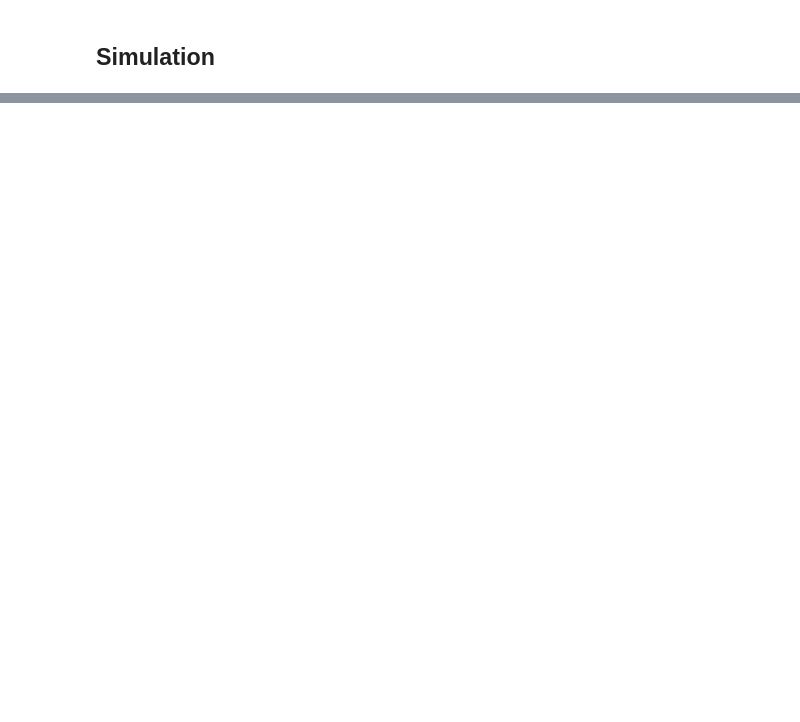
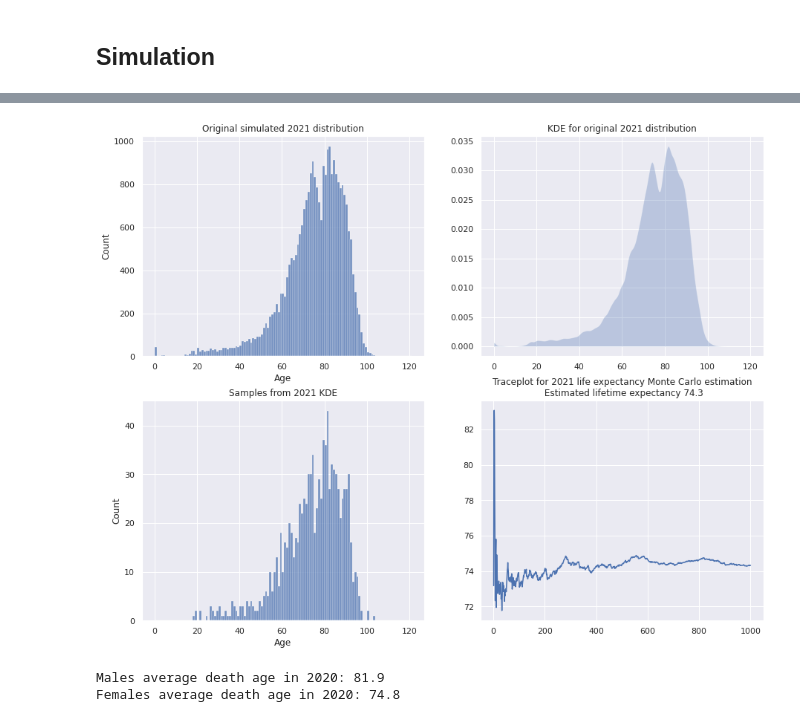
Before and after one commit to skupsala/population-simulation, a Jupyter notebook: notebooks/simulation.ipynb, the cells around one changed output, grey strips where cells are left out. Drawn from its saved outputs; the diff is of its cells as text; code cells hidden in the pictures; blank space fills up the shorter version.

```diff
--- a/notebooks/simulation.ipynb
+++ b/notebooks/simulation.ipynb
@@ -487,0 +578,19 @@ animate_gif([f'age_by_sex_distribution_{year}.png' for year in range(Cfg.INITIAL
+# %%
+# Males
+lifetime_expectancy_analysis(2021, 1)
+# %% [output]
+[figure, added]
+# %%
+def double_check_life_expectancies():
+    males = stats_lifetime_df[stats_lifetime_df['sex'] == 0]
+    avg_males_death_age = np.sum(males['age'] * males['dead_count']) / np.sum(males['dead_count'])
+    females = stats_lifetime_df[stats_lifetime_df['sex'] == 1]
+    avg_females_death_age = np.sum(females['age'] * females['dead_count']) / np.sum(females['dead_count'])
+    print(f"Males average death age in {Cfg.INITIAL_YEAR}: {round(avg_males_death_age, 1)}")
+    print(f"Females average death age in {Cfg.INITIAL_YEAR}: {round(avg_females_death_age, 1)}")
+
+
+double_check_life_expectancies()
+# %% [output]
+Males average death age in 2020: 81.9
+Females average death age in 2020: 74.8
```
Also changed, not shown: parts of 44 cells of this notebook, 3 other files.
